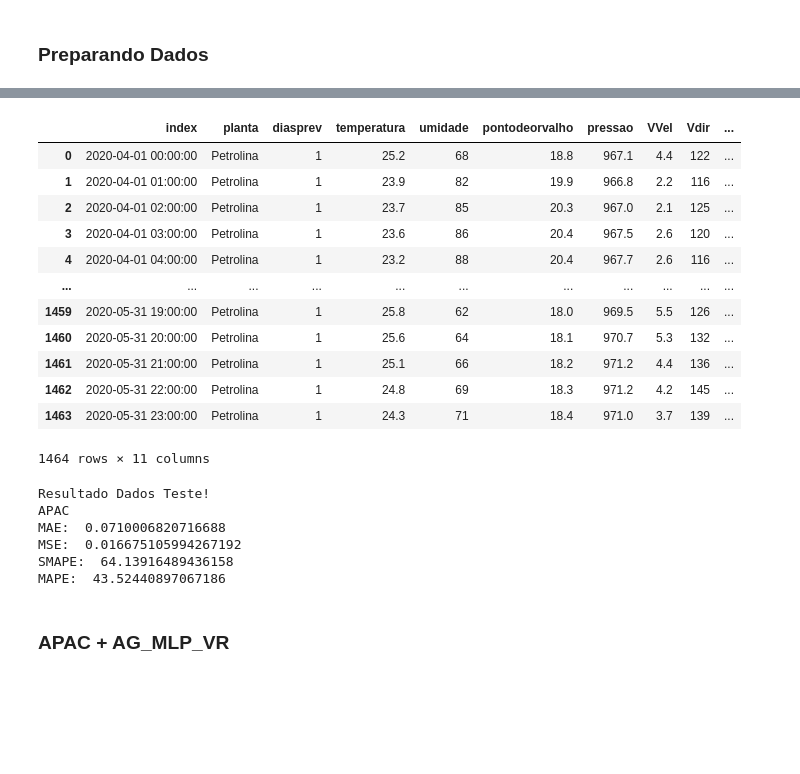
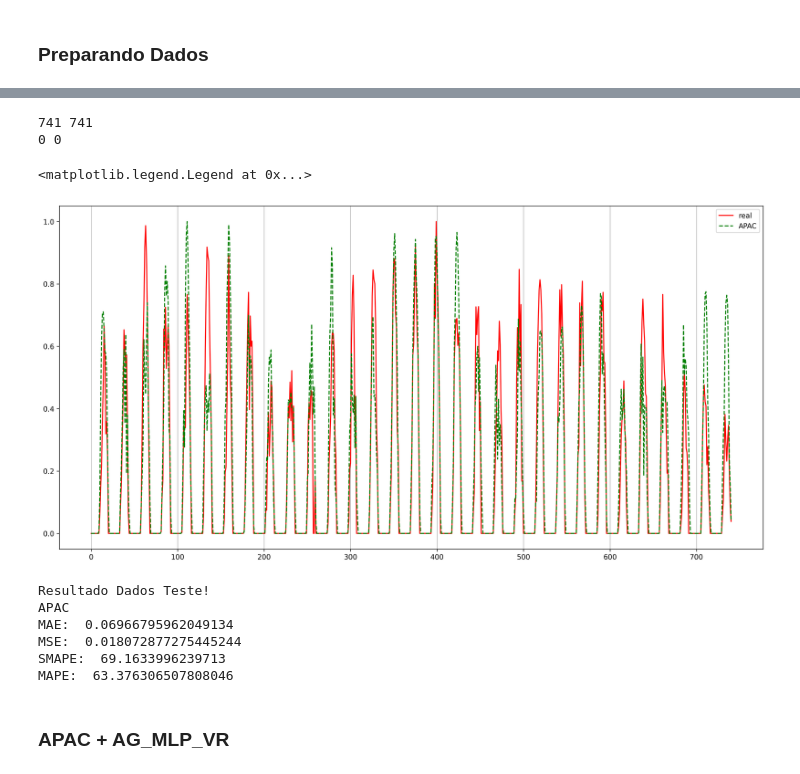
Before and after one commit to hugoabreu1002/PVIA_research, a Jupyter notebook: APAC_INMET/Analysis.ipynb, the cells around one changed output, grey strips where cells are left out. Saved outputs shown, nothing was run; the diff lists cells and outputs as text; code cells hidden in the pictures; blank space fills up the shorter version.

Commit message:
inmet apac and hidro

```diff
--- a/APAC_INMET/Analysis.ipynb
+++ b/APAC_INMET/Analysis.ipynb
@@ -54,7 +54,7 @@ def correct_inmet(df_in):
 
     fim = df_inmet.Datetime.iloc[-1]
     idx = pd.date_range(start=inicio,end=fim,freq='1H')
-    df_inmet = df_inmet.set_index('Datetime').reindex(idx).reset_index().fillna(method='ffill')
+    df_inmet = df_inmet.set_index('Datetime').reindex(idx).reset_index()
 
     return df_inmet
 
@@ -443,22 +432,21 @@ from mlopt.mlopt.TimeSeriesUtils import train_test_split, SMAPE, MAPE
 from sklearn.metrics import mean_absolute_error as MAE
 from sklearn.metrics import mean_squared_error as MSE
 
+df_apac_total = df_apac_maio.copy()
+df_inmet_total = df_inmet_maio.copy()
 apac_point="Petrolina"
+inmet_point = Dict_map_cidades_apac_inmet[apac_point]
+df_apac = correct_apac(df_apac_total[(df_apac_total.planta==apac_point) & (df_apac_total.diasprev == qt_days_prv)])
+df_inmet = correct_inmet(df_inmet_total[df_inmet_total.planta==inmet_point])
+df_apac = df_apac.iloc[:len(df_inmet)]
 
-inmet_point = Dict_map_cidades_apac_inmet[apac_point]
-
-df_apac = correct_apac(df_apac_total[(df_apac_total.planta==apac_point) & (df_apac_total.diasprev == qt_days_prv)])
-
-df_inmet = correct_inmet(df_inmet_total[df_inmet_total.planta==inmet_point])
-
-y = df_inmet["radiacao"].values
-
+y = df_inmet["radiacao"].fillna(0).values
 y[y<0] = 0
-
 max_power = max(y)
 y = y/max_power
 X_train, y_train, X_test, y_test = train_test_split(y, 24, tr_vd_ts_percents = [80, 20], print_shapes = True)
 
-y_apac = df_apac['Irradiacao'].fillna("ffil").values
+y_apac = df_apac['Irradiacao'].fillna("ffil").values[:len(y)]/max(y_apac)
+y_apac = y_apac/max(y_apac)
 y_hat_apac = y_apac[-len(y_test):]/max(y_apac)
 # %% [output]
@@ -485,19 +457,18 @@ df_inmet
-# %%
-df_apac
-# %% [output]
-|  | index | planta | diasprev | temperatura | umidade | pontodeorvalho | pressao | VVel | Vdir | ... |
-| 0 | 2020-04-01 00:00:00 | Petrolina | 1 | 25.2 | 68 | 18.8 | 967.1 | 4.4 | 122 | ... |
-| 1 | 2020-04-01 01:00:00 | Petrolina | 1 | 23.9 | 82 | 19.9 | 966.8 | 2.2 | 116 | ... |
-| 2 | 2020-04-01 02:00:00 | Petrolina | 1 | 23.7 | 85 | 20.3 | 967.0 | 2.1 | 125 | ... |
-| 3 | 2020-04-01 03:00:00 | Petrolina | 1 | 23.6 | 86 | 20.4 | 967.5 | 2.6 | 120 | ... |
-| 4 | 2020-04-01 04:00:00 | Petrolina | 1 | 23.2 | 88 | 20.4 | 967.7 | 2.6 | 116 | ... |
-| ... | ... | ... | ... | ... | ... | ... | ... | ... | ... | ... |
-| 1459 | 2020-05-31 19:00:00 | Petrolina | 1 | 25.8 | 62 | 18.0 | 969.5 | 5.5 | 126 | ... |
-| 1460 | 2020-05-31 20:00:00 | Petrolina | 1 | 25.6 | 64 | 18.1 | 970.7 | 5.3 | 132 | ... |
-| 1461 | 2020-05-31 21:00:00 | Petrolina | 1 | 25.1 | 66 | 18.2 | 971.2 | 4.4 | 136 | ... |
-| 1462 | 2020-05-31 22:00:00 | Petrolina | 1 | 24.8 | 69 | 18.3 | 971.2 | 4.2 | 145 | ... |
-| 1463 | 2020-05-31 23:00:00 | Petrolina | 1 | 24.3 | 71 | 18.4 | 971.0 | 3.7 | 139 | ... |
-1464 rows × 11 columns
+# %%
+print(len(y_apac), len(y))
+print(np.count_nonzero(np.isnan(y_apac)), np.count_nonzero(np.isnan(y)))
+# %% [output]
+741 741
+0 0
+# %%
+plt.figure(figsize=(18,9), dpi=300)
+plt.plot(y, 'r', label='real')
+plt.plot(y_apac, 'g--', label='APAC')
+plt.grid(axis='x')
+plt.legend()
+# %% [output]
+<matplotlib.legend.Legend at 0x...>
+[figure, added]
 # %%
 print("Resultado Dados Teste!")
 print("APAC")
@@ -508,9 +479,9 @@ print("MAPE: ", MAPE(y_test[:,0], y_hat_apac, threshold=0.05))
 # %% [output]
 Resultado Dados Teste!
 APAC
-MAE:  0.0710006820716688
-MSE:  0.016675105994267192
-SMAPE:  64.13916489436158
-MAPE:  43.52440897067186
+MAE:  0.06966795962049134
+MSE:  0.018072877275445244
+SMAPE:  69.1633996239713
+MAPE:  63.376306507808046
 # %% [markdown]
 ### APAC + AG_MLP_VR
```
Also changed, not shown: parts of 12 cells of this notebook, 2 other files.
